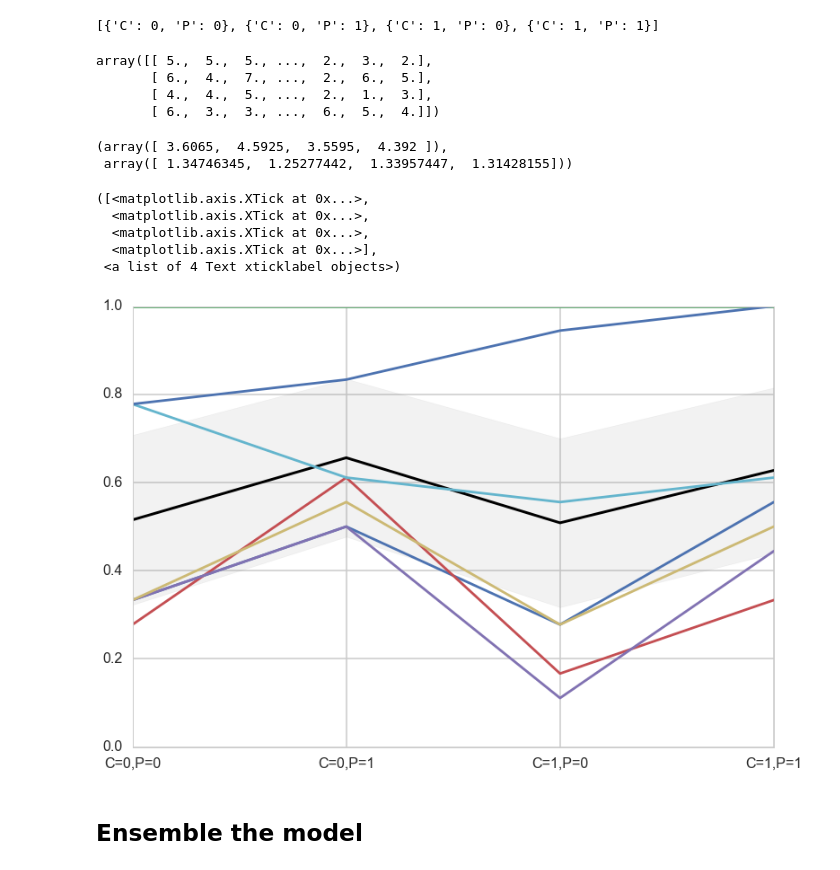
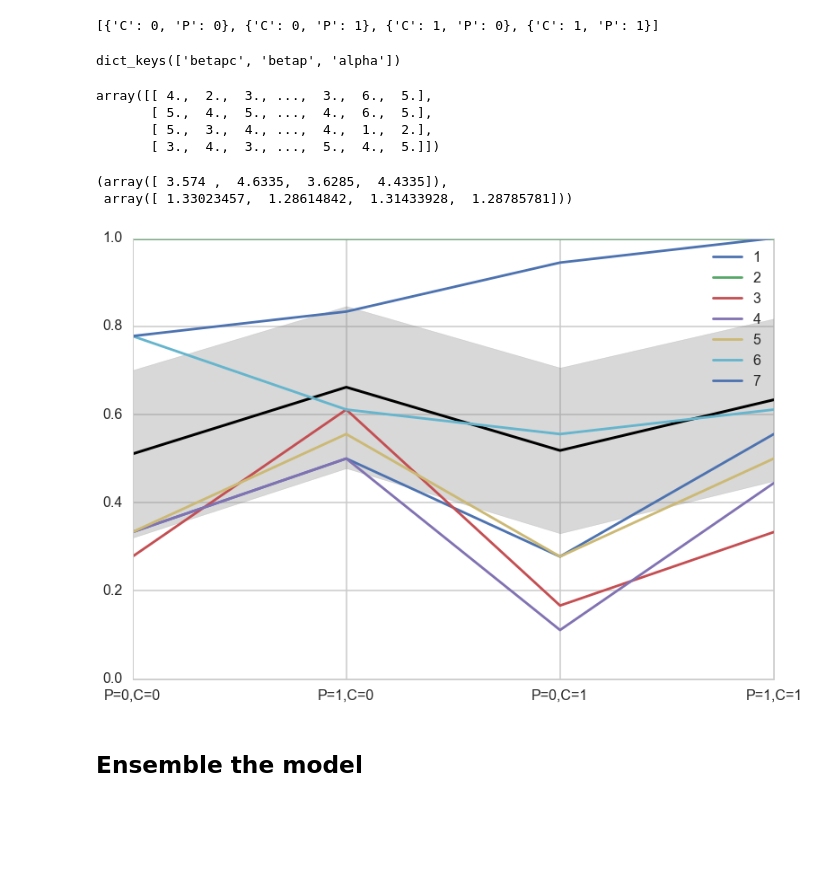
Before and after one commit to wclaybaugh/2017, a Jupyter notebook: wiki/prosocialchimps.ipynb, the cells around one changed output. Drawn from its saved outputs; the diff is of its cells as text; code cells hidden in the pictures; blank space fills up the shorter version.

```diff
--- a/wiki/prosocialchimps.ipynb
+++ b/wiki/prosocialchimps.ipynb
@@ -24,5 +26,5 @@ import pymc3 as pm
 # %%
-df=pd.read_csv("chimpanzees2.csv", sep=";")
+df=pd.read_csv("data/chimpanzees2.csv", sep=";")
 df.head()
 # %% [output]
 |  | actor | recipient | condition | block | trial | prosoc_left | chose_prosoc | pulled_left |
@@ -248,35 +272,33 @@ def like_sample(p_array):
     return binom.rvs(ppdivisor, p=p_array)
 # %%
 ppfull = compute_pp(xgrid, trace_full, trace_full.varnames, like_sample, invlogit, model_pp)
+# %% [output]
+dict_keys(['betapc', 'betap', 'alpha'])
 # %%
 ppfull
 # %% [output]
-array([[ 5.,  5.,  5., ...,  2.,  3.,  2.],
-       [ 6.,  4.,  7., ...,  2.,  6.,  5.],
-       [ 4.,  4.,  5., ...,  2.,  1.,  3.],
-       [ 6.,  3.,  3., ...,  6.,  5.,  4.]])
+array([[ 4.,  2.,  3., ...,  3.,  6.,  5.],
+       [ 5.,  4.,  5., ...,  4.,  6.,  5.],
+       [ 5.,  3.,  4., ...,  4.,  1.,  2.],
+       [ 3.,  4.,  3., ...,  5.,  4.,  5.]])
 # %%
 meanpp, stdpp = ppfull.mean(axis=1), ppfull.std(axis=1)
 # %%
 meanpp, stdpp
 # %% [output]
-(array([ 3.6065,  4.5925,  3.5595,  4.392 ]),
- array([ 1.34746345,  1.25277442,  1.33957447,  1.31428155]))
+(array([ 3.574 ,  4.6335,  3.6285,  4.4335]),
+ array([ 1.33023457,  1.28614842,  1.31433928,  1.28785781]))
 # %%
 fmt = lambda d: ",".join([e+"="+str(d[e]) for e in d])
 plt.plot(range(4),meanpp/ppdivisor, lw=3, color="black")
-for chimp in gd:
-    plt.plot(range(4), gd[chimp], label=)
-plt.fill_between(range(4), (meanpp-stdpp)/ppdivisor, (meanpp+stdpp)/ppdivisor, alpha=0.1, color="gray")
+for i, chimp in enumerate(gd):
+    plt.plot(range(4), gd[chimp], label=str(chimp))
+plt.fill_between(range(4), (meanpp-stdpp)/ppdivisor, (meanpp+stdpp)/ppdivisor, alpha=0.3, color="gray")
 plt.ylim([0,1])
 plt.xticks(range(4),[fmt(e) for e in xgrid])
+plt.legend();
 # %% [output]
-([<matplotlib.axis.XTick at 0x...>,
-  <matplotlib.axis.XTick at 0x...>,
-  <matplotlib.axis.XTick at 0x...>,
-  <matplotlib.axis.XTick at 0x...>],
- <a list of 4 Text xticklabel objects>)
-[figure, old version]
+[figure, new version]
 # %% [markdown]
 ## Ensemble the model
 # %%
```
Also changed, not shown: parts of 29 cells of this notebook, 19 other files.
